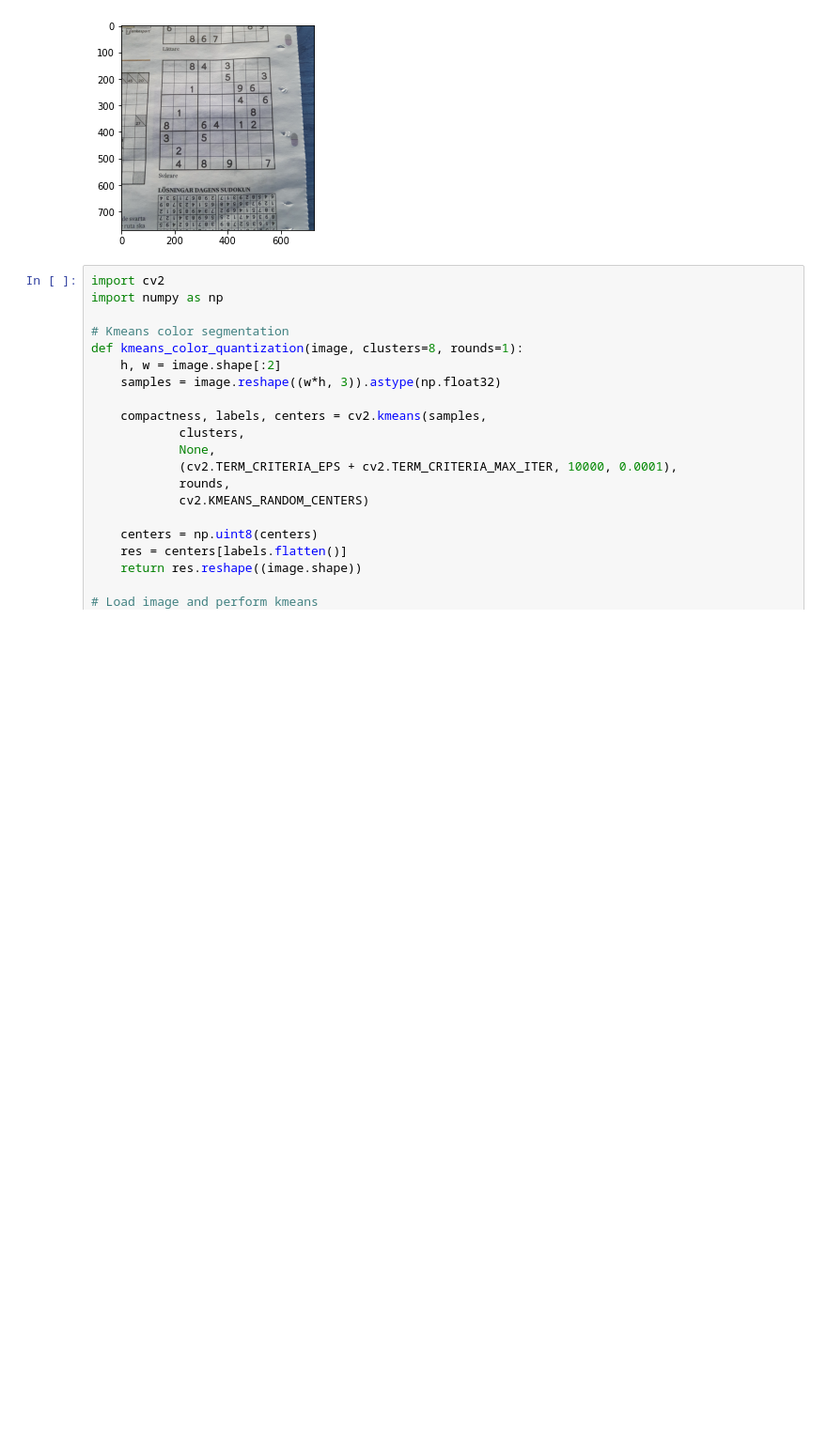
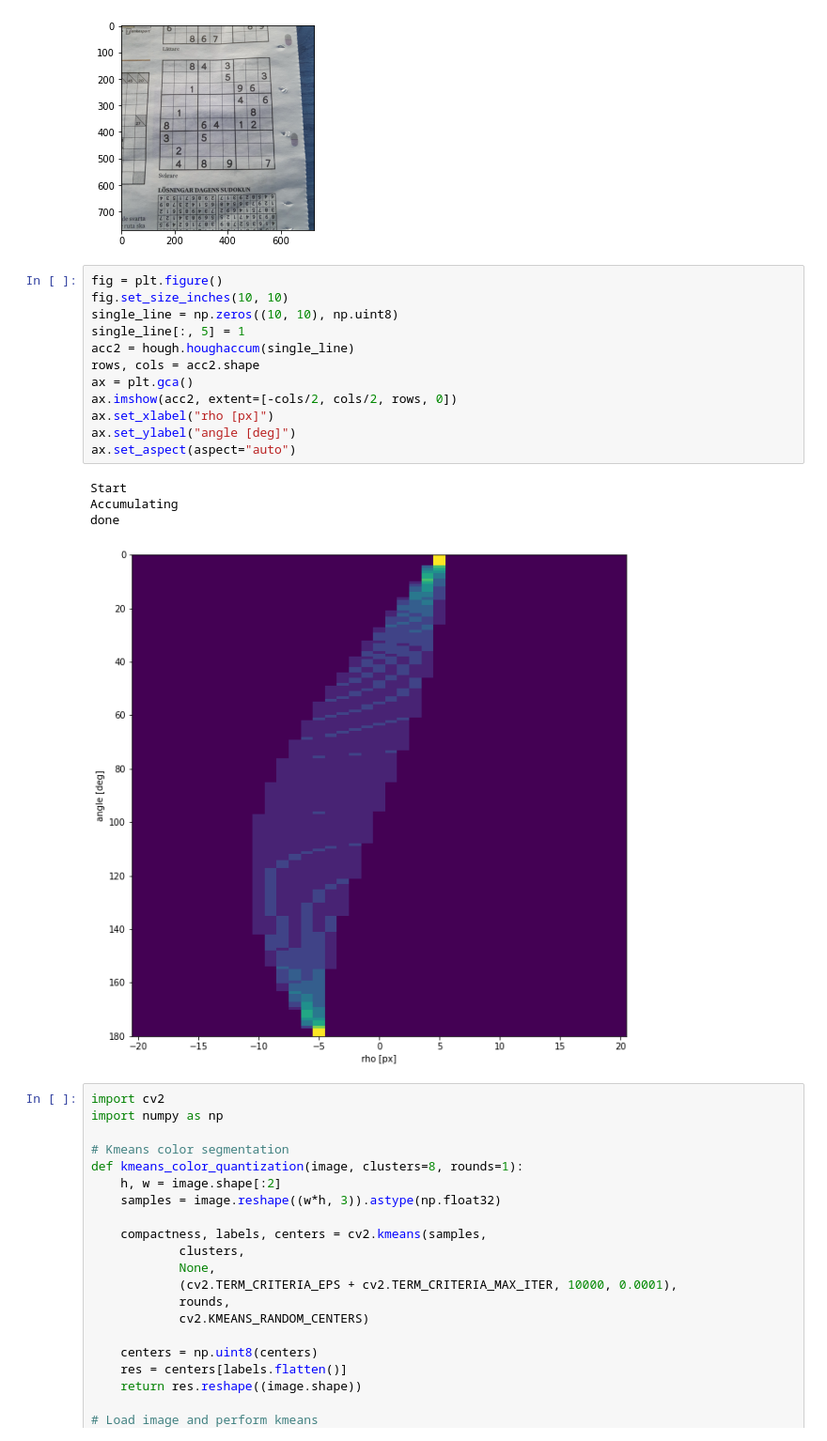
Before and after one commit to emanuelen5/sudoku-solver, a Jupyter notebook: hough.ipynb, the cells around one changed output. Shown at 94% size. Cells and saved outputs as stored; diff of their text form; blank space fills up the shorter version.

```diff
--- a/hough.ipynb
+++ b/hough.ipynb
@@ -16,6 +16,23 @@ plt.imshow(img)
 # %% [output]
 <matplotlib.image.AxesImage at 0x...>
 [figure]
+# %%
+fig = plt.figure()
+fig.set_size_inches(10, 10)
+single_line = np.zeros((10, 10), np.uint8)
+single_line[:, 5] = 1
+acc2 = hough.houghaccum(single_line)
+rows, cols = acc2.shape
+ax = plt.gca()
+ax.imshow(acc2, extent=[-cols/2, cols/2, rows, 0])
+ax.set_xlabel("rho [px]")
+ax.set_ylabel("angle [deg]")
+ax.set_aspect(aspect="auto")
+# %% [output]
+Start
+Accumulating
+done
+[figure, added]
 # %%
 import cv2
 import numpy as np
```
Also changed, not shown: parts of 4 cells of this notebook, 2 other files.
